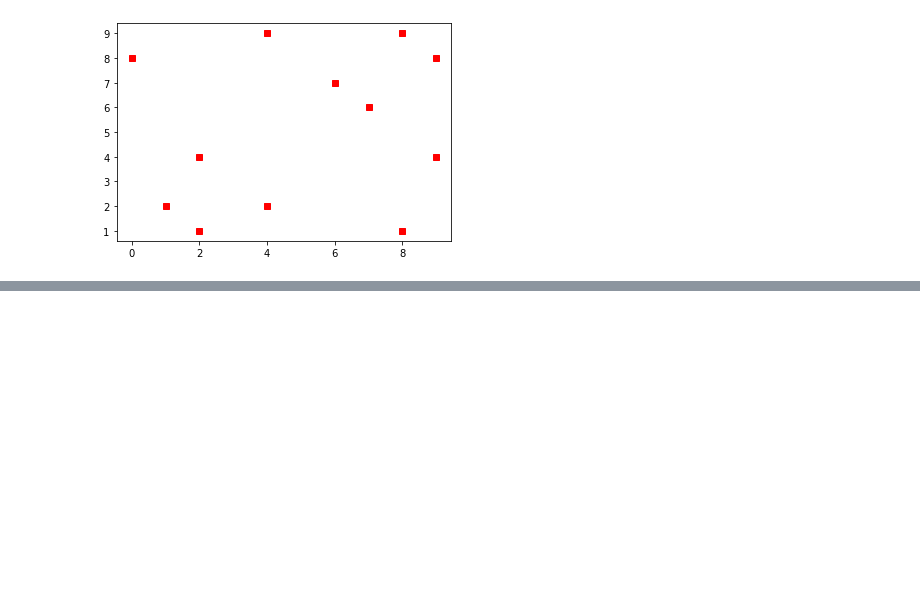
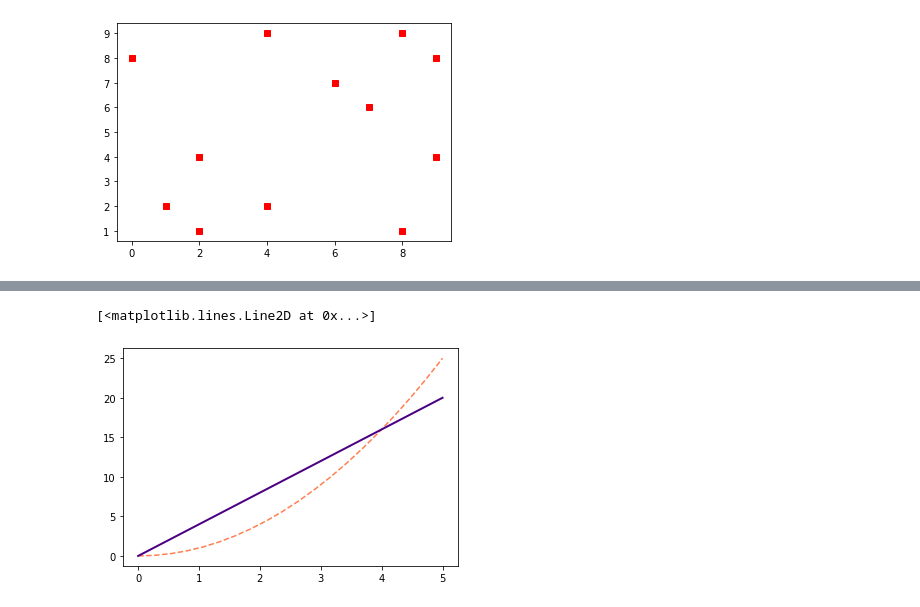
Before and after one commit to chunche95/ProgramacionModernaPython, a Jupyter notebook: Proyectos/Fundamentals Data Analysis and Visualization Tools in Python with Anaconda and Jupiter Notebook/MatplotLibTuto.ipynb, the cells around one changed output, grey strips where cells are left out. Drawn from its saved outputs; the diff is of its cells as text; code cells hidden in the pictures; blank space fills up the shorter version.

```diff
--- a/Proyectos/Fundamentals Data Analysis and Visualization Tools in Python with Anaconda and Jupiter Notebook/MatplotLibTuto.ipynb
+++ b/Proyectos/Fundamentals Data Analysis and Visualization Tools in Python with Anaconda and Jupiter Notebook/MatplotLibTuto.ipynb
@@ -47,0 +55,7 @@ plt.plot(a , b, 'sr')
+# %%
+t = np.linspace( 0,5, 20)
+plt.plot( t, t**2, color='coral', linestyle='--')
+plt.plot(t , 4*t, color='indigo', linewidth=2)
+# %% [output]
+[<matplotlib.lines.Line2D at 0x...>]
+[figure, added]
```
Also changed, not shown: parts of 5 cells of this notebook.
